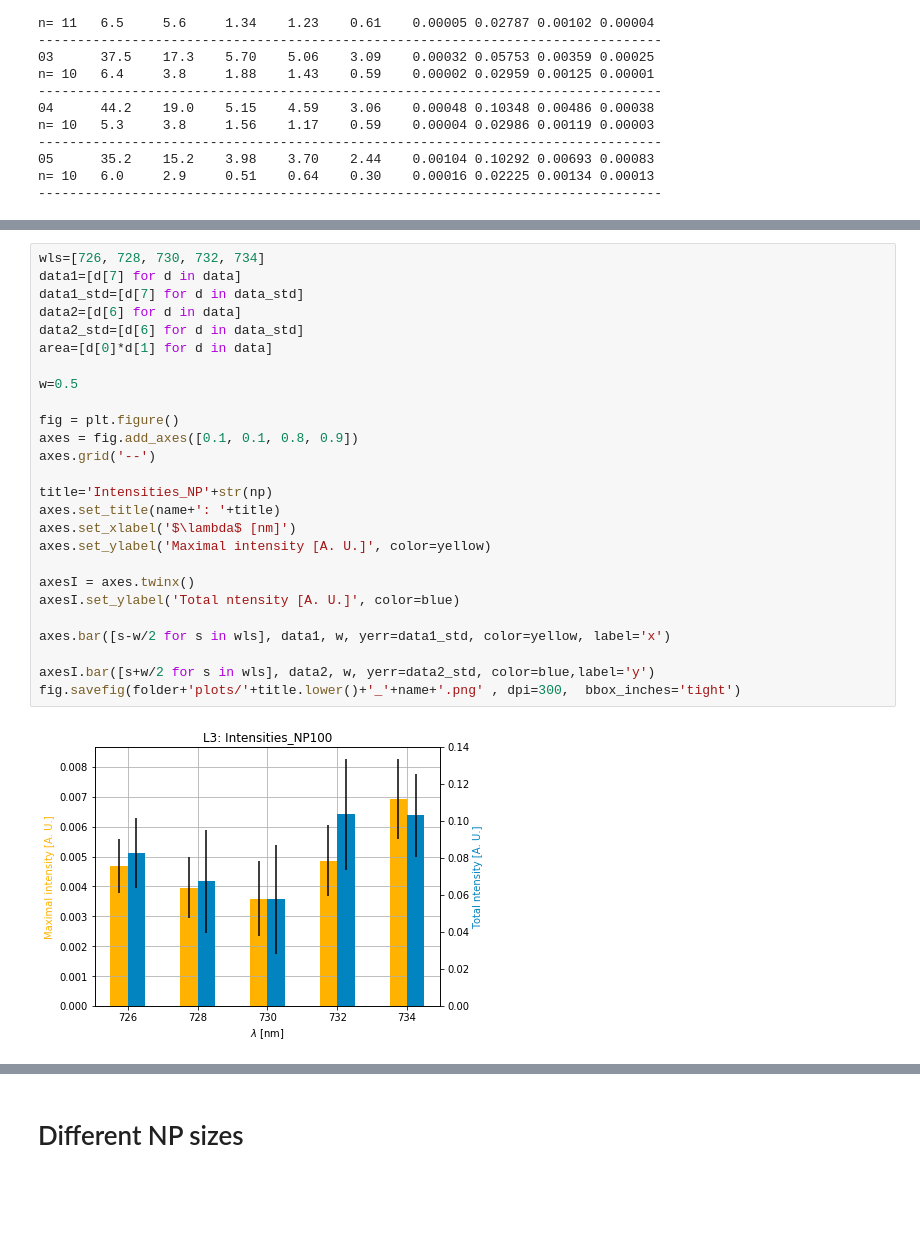
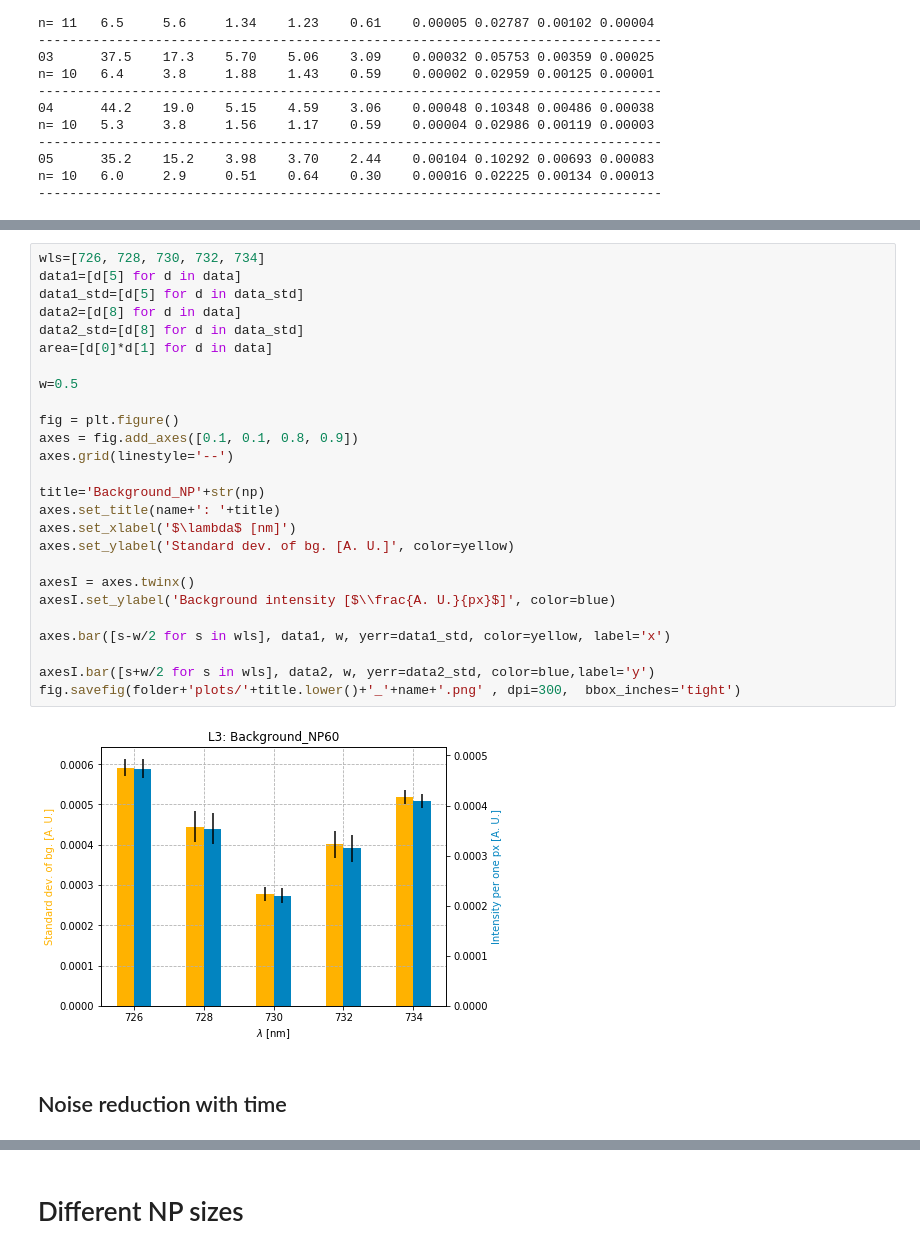
Before and after one commit to Yennda/spr_microscopy, a Jupyter notebook: jup_np_L3.ipynb, the cells around one changed output, grey strips where cells are left out. Drawn from its saved outputs; the diff is of its cells as text; blank space fills up the shorter version.

```diff
--- a/jup_np_L3.ipynb
+++ b/jup_np_L3.ipynb
@@ -103,28 +195,30 @@ ValueError: shape mismatch: objects cannot be broadcast to a single shape
 # %%
 wls=[726, 728, 730, 732, 734]
-data1=[d[7] for d in data]
-data1_std=[d[7] for d in data_std]
-data2=[d[6] for d in data]
-data2_std=[d[6] for d in data_std]
+data1=[d[5] for d in data]
+data1_std=[d[5] for d in data_std]
+data2=[d[8] for d in data]
+data2_std=[d[8] for d in data_std]
 area=[d[0]*d[1] for d in data]
 
 w=0.5
 
 fig = plt.figure()
 axes = fig.add_axes([0.1, 0.1, 0.8, 0.9])
-axes.grid('--')
+axes.grid(linestyle='--')
 
-title='Intensities_NP'+str(np)
+title='Background_NP'+str(np)
 axes.set_title(name+': '+title)
 axes.set_xlabel('$\lambda$ [nm]')
-axes.set_ylabel('Maximal intensity [A. U.]', color=yellow)
+axes.set_ylabel('Standard dev. of bg. [A. U.]', color=yellow)
 
 axesI = axes.twinx()
-axesI.set_ylabel('Total ntensity [A. U.]', color=blue)
+axesI.set_ylabel('Background intensity [$\\frac{A. U.}{px}$]', color=blue)
 
 axes.bar([s-w/2 for s in wls], data1, w, yerr=data1_std, color=yellow, label='x')
 
 axesI.bar([s+w/2 for s in wls], data2, w, yerr=data2_std, color=blue,label='y')
 fig.savefig(folder+'plots/'+title.lower()+'_'+name+'.png' , dpi=300,  bbox_inches='tight')
 # %% [output]
-[figure, old version]
+[figure, new version]
+# %% [markdown]
+## Noise reduction with time
```
Also changed, not shown: parts of 8 cells of this notebook.
